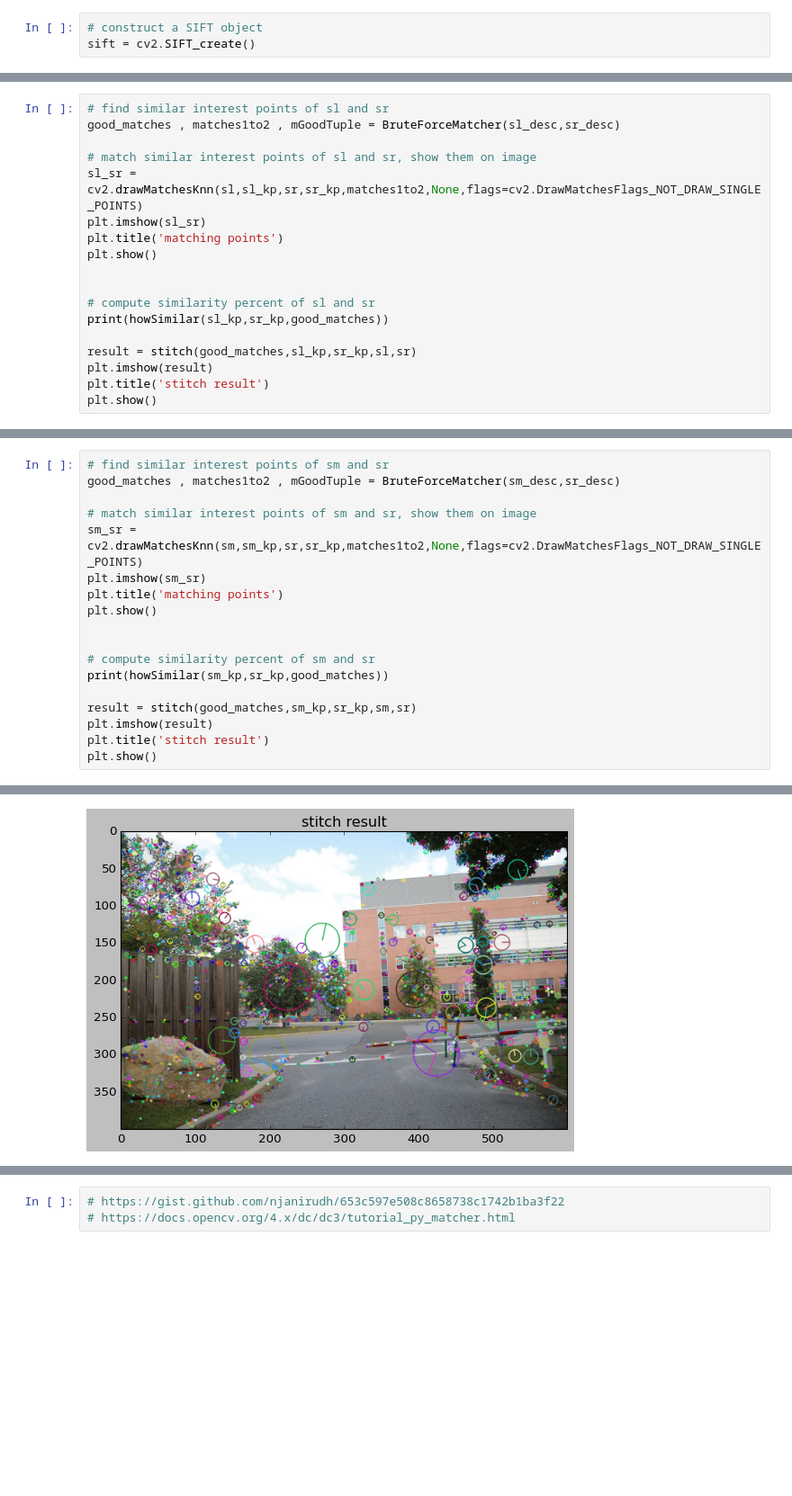
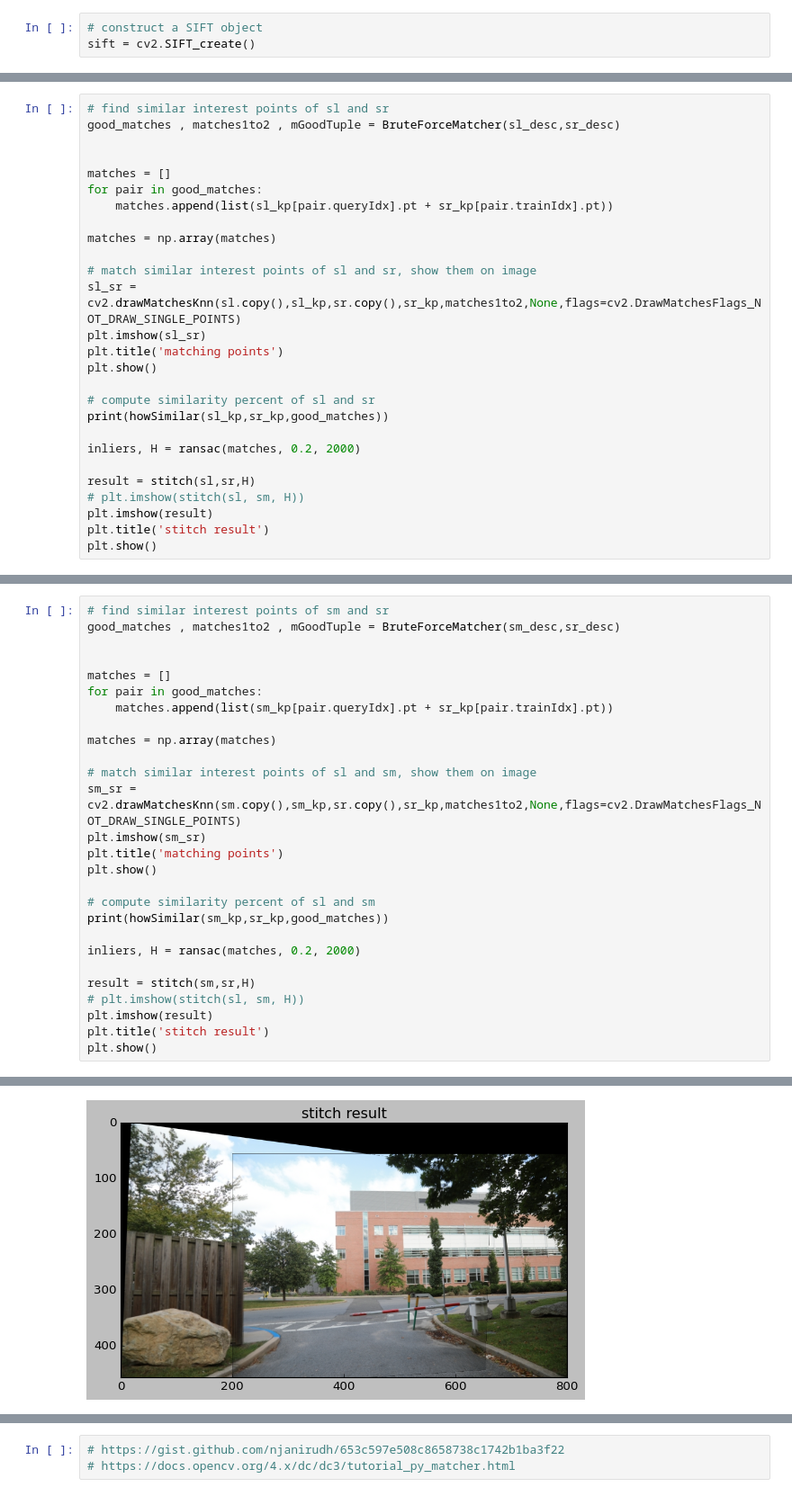
Before and after one commit to TahaTabatabaei/computer-vision, a Jupyter notebook: hw7/main.ipynb, the cells around one changed output, grey strips where cells are left out. Shown at 90% size. Drawn from its saved outputs; the diff is of its cells as text; blank space fills up the shorter version.

```diff
--- a/hw7/main.ipynb
+++ b/hw7/main.ipynb
@@ -100,17 +102,26 @@ stiching image ...
 # find similar interest points of sl and sr
 good_matches , matches1to2 , mGoodTuple = BruteForceMatcher(sl_desc,sr_desc)
 
+
+matches = []
+for pair in good_matches:
+    matches.append(list(sl_kp[pair.queryIdx].pt + sr_kp[pair.trainIdx].pt))
+
+matches = np.array(matches)
+
 # match similar interest points of sl and sr, show them on image
-sl_sr = cv2.drawMatchesKnn(sl,sl_kp,sr,sr_kp,matches1to2,None,flags=cv2.DrawMatchesFlags_NOT_DRAW_SINGLE_POINTS)
+sl_sr = cv2.drawMatchesKnn(sl.copy(),sl_kp,sr.copy(),sr_kp,matches1to2,None,flags=cv2.DrawMatchesFlags_NOT_DRAW_SINGLE_POINTS)
 plt.imshow(sl_sr)
 plt.title('matching points')
 plt.show()
 
-
 # compute similarity percent of sl and sr
 print(howSimilar(sl_kp,sr_kp,good_matches))
 
-result = stitch(good_matches,sl_kp,sr_kp,sl,sr)
+inliers, H = ransac(matches, 0.2, 2000)
+
+result = stitch(sl,sr,H)
+# plt.imshow(stitch(sl, sm, H))
 plt.imshow(result)
 plt.title('stitch result')
 plt.show()
@@ -122,17 +137,26 @@ TypeError: stitch() takes 3 positional arguments but 5 were given
 # find similar interest points of sm and sr
 good_matches , matches1to2 , mGoodTuple = BruteForceMatcher(sm_desc,sr_desc)
 
-# match similar interest points of sm and sr, show them on image
-sm_sr = cv2.drawMatchesKnn(sm,sm_kp,sr,sr_kp,matches1to2,None,flags=cv2.DrawMatchesFlags_NOT_DRAW_SINGLE_POINTS)
+
+matches = []
+for pair in good_matches:
+    matches.append(list(sm_kp[pair.queryIdx].pt + sr_kp[pair.trainIdx].pt))
+
+matches = np.array(matches)
+
+# match similar interest points of sl and sm, show them on image
+sm_sr = cv2.drawMatchesKnn(sm.copy(),sm_kp,sr.copy(),sr_kp,matches1to2,None,flags=cv2.DrawMatchesFlags_NOT_DRAW_SINGLE_POINTS)
 plt.imshow(sm_sr)
 plt.title('matching points')
 plt.show()
 
-
-# compute similarity percent of sm and sr
+# compute similarity percent of sl and sm
 print(howSimilar(sm_kp,sr_kp,good_matches))
 
-result = stitch(good_matches,sm_kp,sr_kp,sm,sr)
+inliers, H = ransac(matches, 0.2, 2000)
+
+result = stitch(sm,sr,H)
+# plt.imshow(stitch(sl, sm, H))
 plt.imshow(result)
 plt.title('stitch result')
 plt.show()
@@ -144 +168 @@ plt.show()
-[figure, old version]
+[figure, new version]
```
Also changed, not shown: parts of 12 cells of this notebook, 5 other files.
